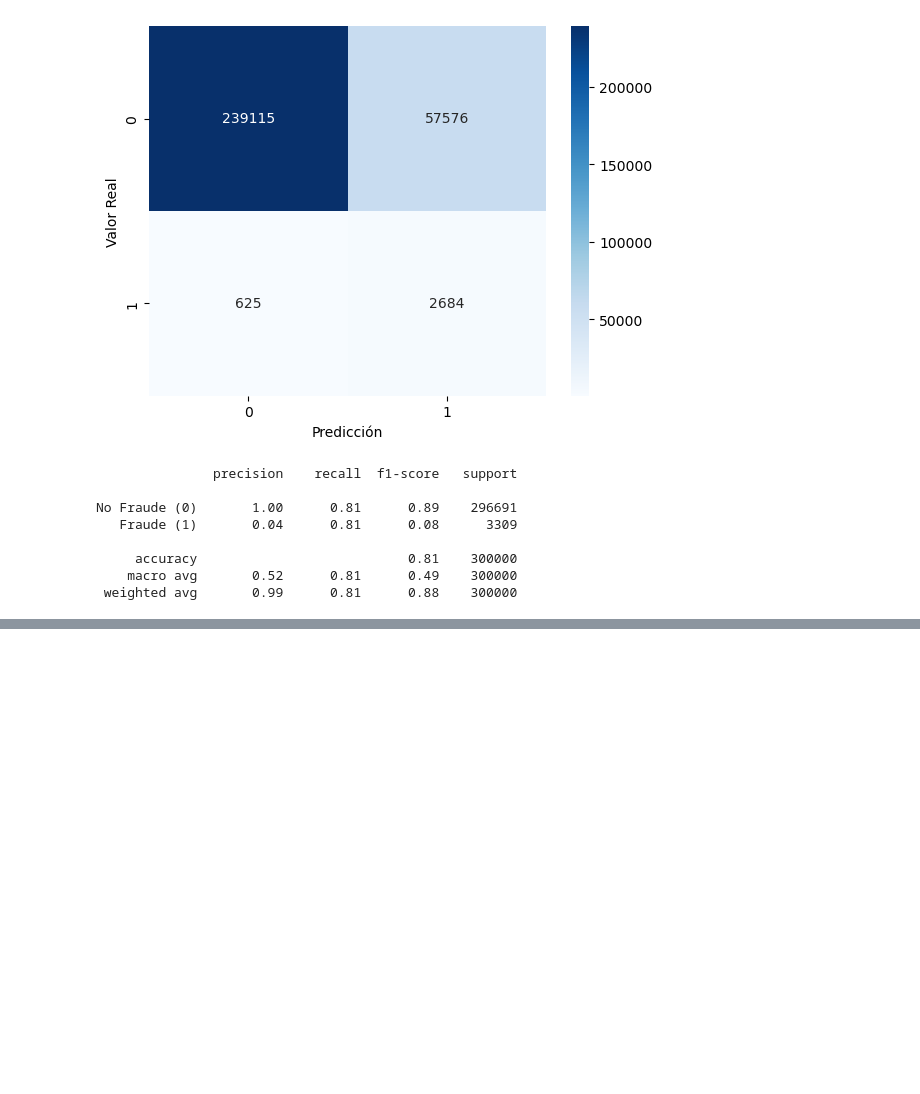
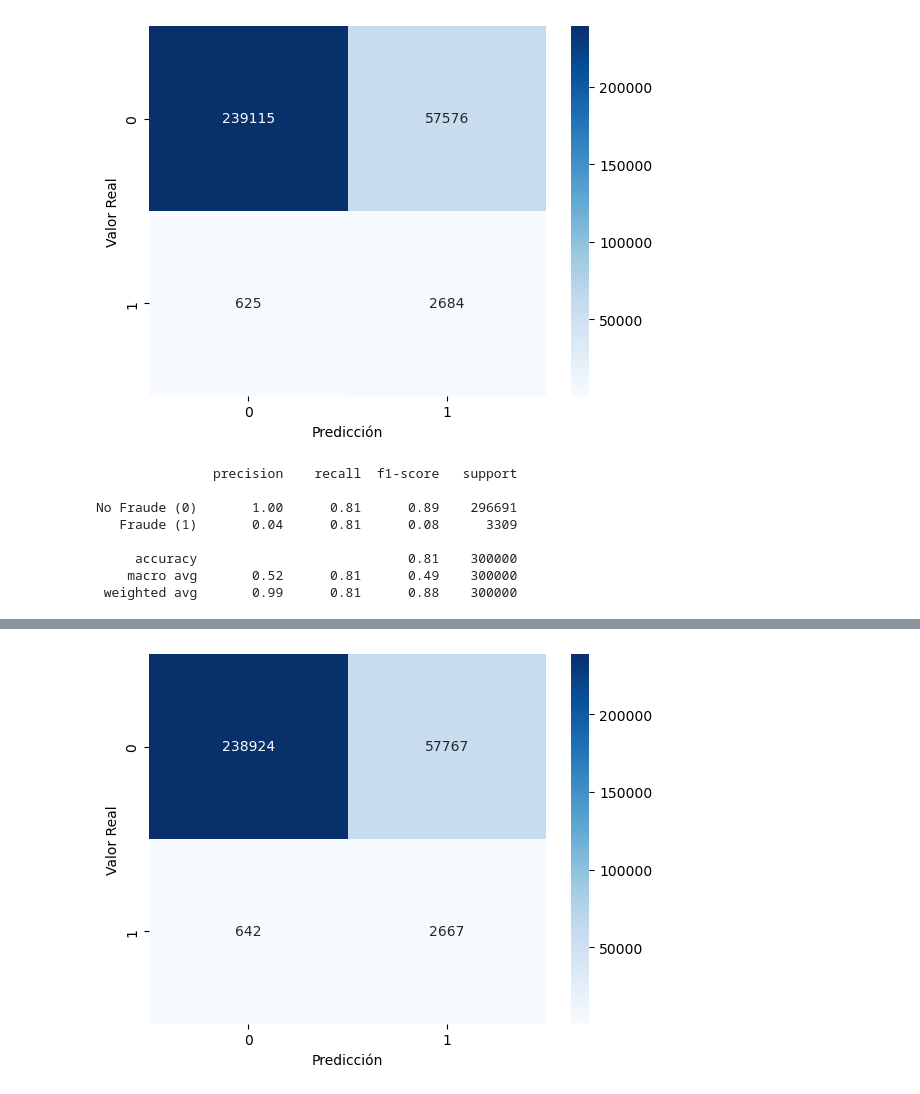
Before and after one commit to Leomac3105/TC3006C.101, a Jupyter notebook: preprocess_RegressionLogistica.ipynb, the cells around one changed output, grey strips where cells are left out. Drawn from its saved outputs; the diff is of its cells as text; code cells hidden in the pictures; blank space fills up the shorter version.

```diff
--- a/preprocess_RegressionLogistica.ipynb
+++ b/preprocess_RegressionLogistica.ipynb
@@ -521,0 +606,27 @@ No Fraude (0)       1.00      0.81      0.89    296691
+# %%
+# Entrenamiento del modelo con df_cut
+X = df_cut.drop('fraud_bool', axis=1)
+y = df_cut['fraud_bool']
+
+# Division de datos
+X_train, X_test, y_train, y_test = train_test_split(X, y, test_size=0.3, random_state=42, stratify=y)
+# Escala los datos (después de dividir)
+scaler = StandardScaler()
+X_train_scaled = scaler.fit_transform(X_train)
+X_test_scaled = scaler.transform(X_test)
+
+# Entrena el modelo con los datos limpios y escalados
+modelCut = LogisticRegression(penalty='l1', C=0.1, solver='liblinear', class_weight='balanced', random_state=42)
+modelCut.fit(X_train_scaled, y_train)
+
+# Evaluación del modelo
+y_pred = modelCut.predict(X_test_scaled)
+# Genera la matriz
+cm = confusion_matrix(y_test, y_pred)
+# Visualízala
+sns.heatmap(cm, annot=True, fmt='d', cmap='Blues')
+plt.xlabel('Predicción')
+plt.ylabel('Valor Real')
+plt.show()
+# %% [output]
+[figure, added]
```
Also changed, not shown: parts of 11 cells of this notebook.
